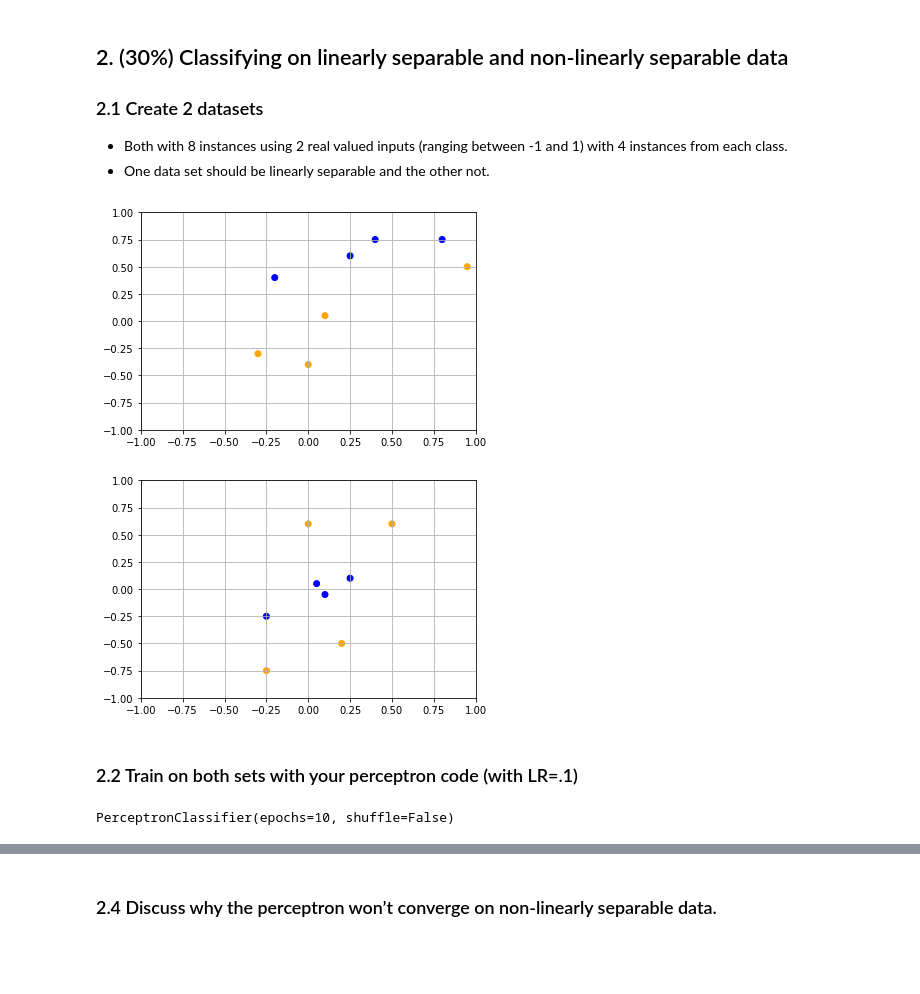
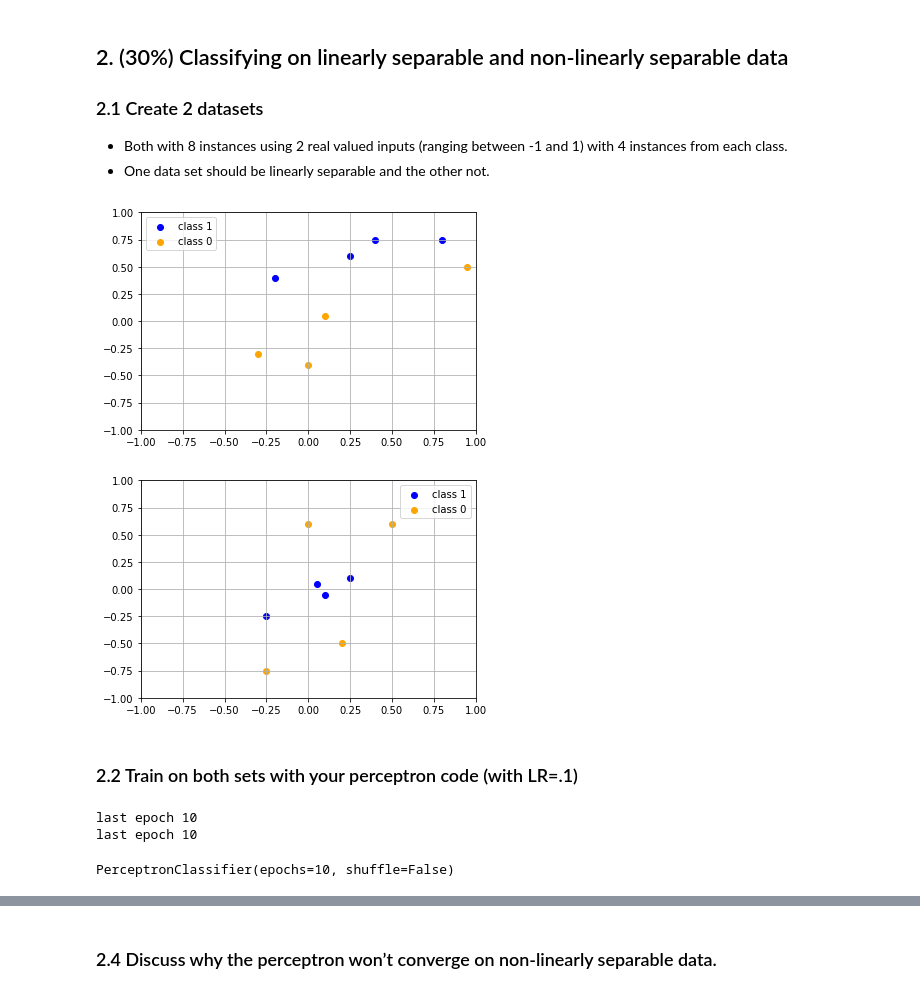
Before and after one commit to tjtyler/MachLearn_Perceptron, a Jupyter notebook: cs472_lab_1_perceptron.ipynb, the cells around one changed output, grey strips where cells are left out. Cells and saved outputs as stored; diff of their text form; code cells hidden in the pictures; blank space fills up the shorter version.

```diff
--- a/cs472_lab_1_perceptron.ipynb
+++ b/cs472_lab_1_perceptron.ipynb
@@ -249,39 +268,52 @@ Accuracy =  0.9876093294460642
 # %%
 import matplotlib.pyplot as plt
 # Create 2 datasets
 # LINEARLY SEPARABLE DATA
-lin_sep_X = np.array([[.25,.6],[.4,.75],[-.2,.4],[.8,.75],[.95,.5],[.1,.05],[0,-.4],[-.3,-.3]])
-colors = ['blue', 'blue','blue','blue', 'orange','orange','orange','orange']
+# test = np.array([[.25,.6],[.4,.75],[-.2,.4],[.8,.75],[.95,.5],[.1,.05],[0,-.4],[-.3,-.3]])
+# print('test shape:', test.shape)
+lin_sep_X_1 = np.array([[.25,.6],[.4,.75],[-.2,.4],[.8,.75]])
+lin_sep_X_0 = np.array([[.95,.5],[.1,.05],[0,-.4],[-.3,-.3]])
+lin_sep_X = np.concatenate((lin_sep_X_1,lin_sep_X_0), axis=0)
 lin_sep_y = np.array([[1],[1],[1],[1],[0],[0],[0],[0]])
 
-# -------------lin_sep visualization------------------
-x_coords = lin_sep_X[:,[0]]
-y_coords = lin_sep_X[:,[1]]
+# -------------lin_sep visualization testing------------------
+x_coords_1 = lin_sep_X_1[:,[0]]
+y_coords_1 = lin_sep_X_1[:,[1]]
+x_coords_0 = lin_sep_X_0[:,[0]]
+y_coords_0 = lin_sep_X_0[:,[1]]
 fig, ax = plt.subplots()
-ax.scatter(x_coords.flatten(), y_coords.flatten(), c=colors)
+ax.scatter(x_coords_1.flatten(), y_coords_1.flatten(), c='blue',label='class 1')
+ax.scatter(x_coords_0.flatten(), y_coords_0.flatten(), c='orange',label='class 0')
 plt.xlim(-1,1)
 plt.ylim(-1,1)
+plt.legend()
 plt.grid()
 plt.show()
-# -------------lin_sep end visualization--------------
+# -----------------------------------------------------------
 
 # NON-LINEARLY SEPARABLE DATA
-non_lin_sep_X = np.array([[-.25,-.25],[.25,.1],[.05,.05],[.1,-.05],[.5,.6],[0,.6],[-.25,-.75],[.2,-.5]])
+non_lin_sep_X_1 = np.array([[-.25,-.25],[.25,.1],[.05,.05],[.1,-.05]])
+non_lin_sep_X_0 = np.array([[.5,.6],[0,.6],[-.25,-.75],[.2,-.5]])
+non_lin_sep_X = np.concatenate((non_lin_sep_X_1,non_lin_sep_X_0), axis=0)
 non_lin_sep_y = np.array([[1],[1],[1],[1],[0],[0],[0],[0]])
 
-# -------------non_lin_sep visualization------------------
-x_coords2 = non_lin_sep_X[:,[0]]
-y_coords2 = non_lin_sep_X[:,[1]]
+# -------------non_lin_sep visualization testing------------------
+x_coords2_1 = non_lin_sep_X_1[:,[0]]
+y_coords2_1 = non_lin_sep_X_1[:,[1]]
+x_coords2_0 = non_lin_sep_X_0[:,[0]]
+y_coords2_0 = non_lin_sep_X_0[:,[1]]
 fig2, ax2 = plt.subplots()
-ax2.scatter(x_coords2.flatten(), y_coords2.flatten(), c=colors)
+ax2.scatter(x_coords2_1.flatten(), y_coords2_1.flatten(), c='blue', label='class 1')
+ax2.scatter(x_coords2_0.flatten(), y_coords2_0.flatten(), c='orange', label='class 0')
 plt.xlim(-1,1)
 plt.ylim(-1,1)
+plt.legend()
 plt.grid()
 plt.show()
-# -------------non_lin_sep end visualization--------------
+# -----------------------------------------------------------------
 # %% [output]
-[figure, old version]
+[figure, new version]
-[figure, old version]
+[figure, new version]
 # %% [markdown]
 ### 2.2 Train on both sets with your perceptron code (with LR=.1)
 # %%
@@ -289,14 +321,16 @@ plt.show()
 # LINEARLY SEPARABLE
 perceptron1 = PerceptronClassifier(10, 0.1,False)
 
-perceptron1.fit(lin_sep_X,lin_sep_y)
+perceptron1.fit(lin_sep_X,lin_sep_y,5)
 
 # NON-LINEARLY SEPARABLE
 perceptron2 = PerceptronClassifier(10, 0.1,False)
 
-perceptron2.fit(non_lin_sep_X,non_lin_sep_y)
+perceptron2.fit(non_lin_sep_X,non_lin_sep_y,5)
 # %% [output]
-PerceptronClassifier(epochs=10, shuffle=False)
+last epoch 10
+last epoch 10
+PerceptronClassifier(epochs=10, shuffle=False)
 # %%
 # PRINT ACCURACY AND WEIGHTS
 print('weights:\n',perceptron1.get_weights().reshape((1,3))[0])
```
Also changed, not shown: parts of 8 cells of this notebook.
